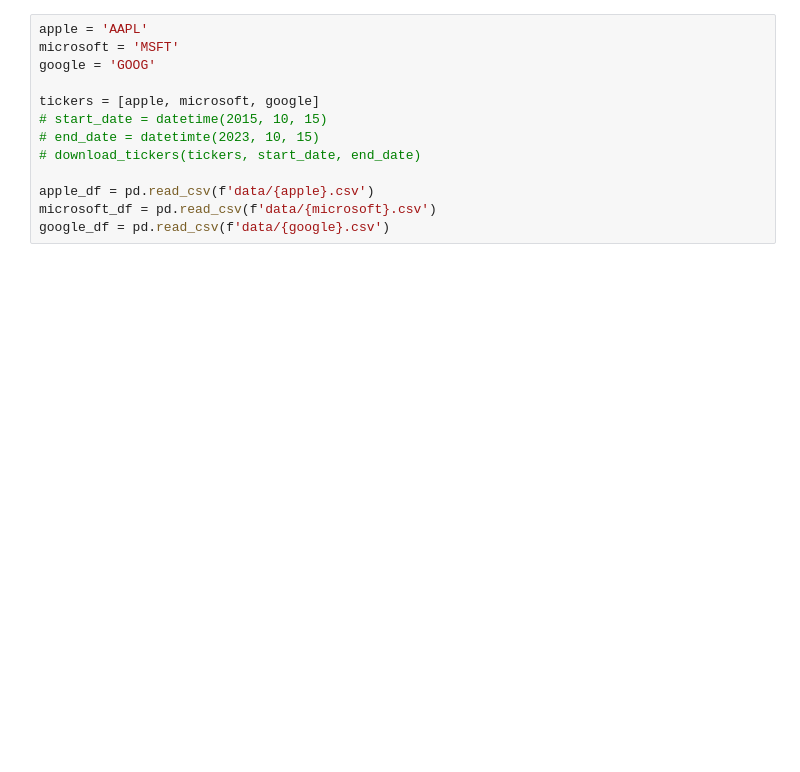
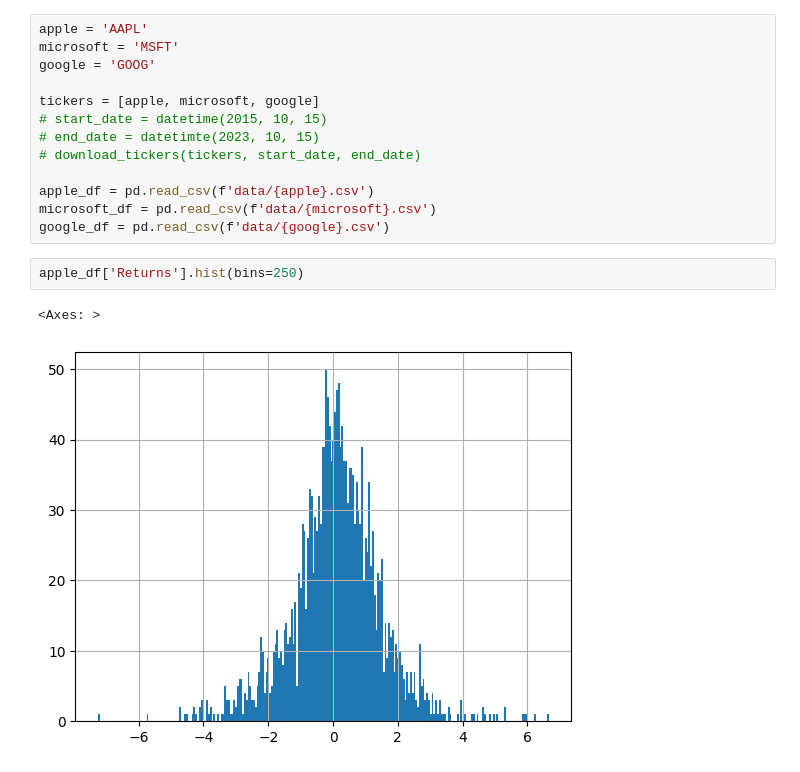
Before and after one commit to f-linder/thesis_bachelor, a Jupyter notebook: testing.ipynb, the cells around one changed output. Drawn from its saved outputs; the diff is of its cells as text; blank space fills up the shorter version.

```diff
--- a/testing.ipynb
+++ b/testing.ipynb
@@ -21,6 +22,11 @@ tickers = [apple, microsoft, google]
 apple_df = pd.read_csv(f'data/{apple}.csv')
 microsoft_df = pd.read_csv(f'data/{microsoft}.csv')
 google_df = pd.read_csv(f'data/{google}.csv')
+# %%
+apple_df['Returns'].hist(bins=250)
+# %% [output]
+<Axes: >
+[figure, added]
 # %%
 # test of density for one random variable
 returns = np.array([apple_df['Returns']]).transpose()
```
Also changed, not shown: parts of 5 cells of this notebook, 2 other files.
